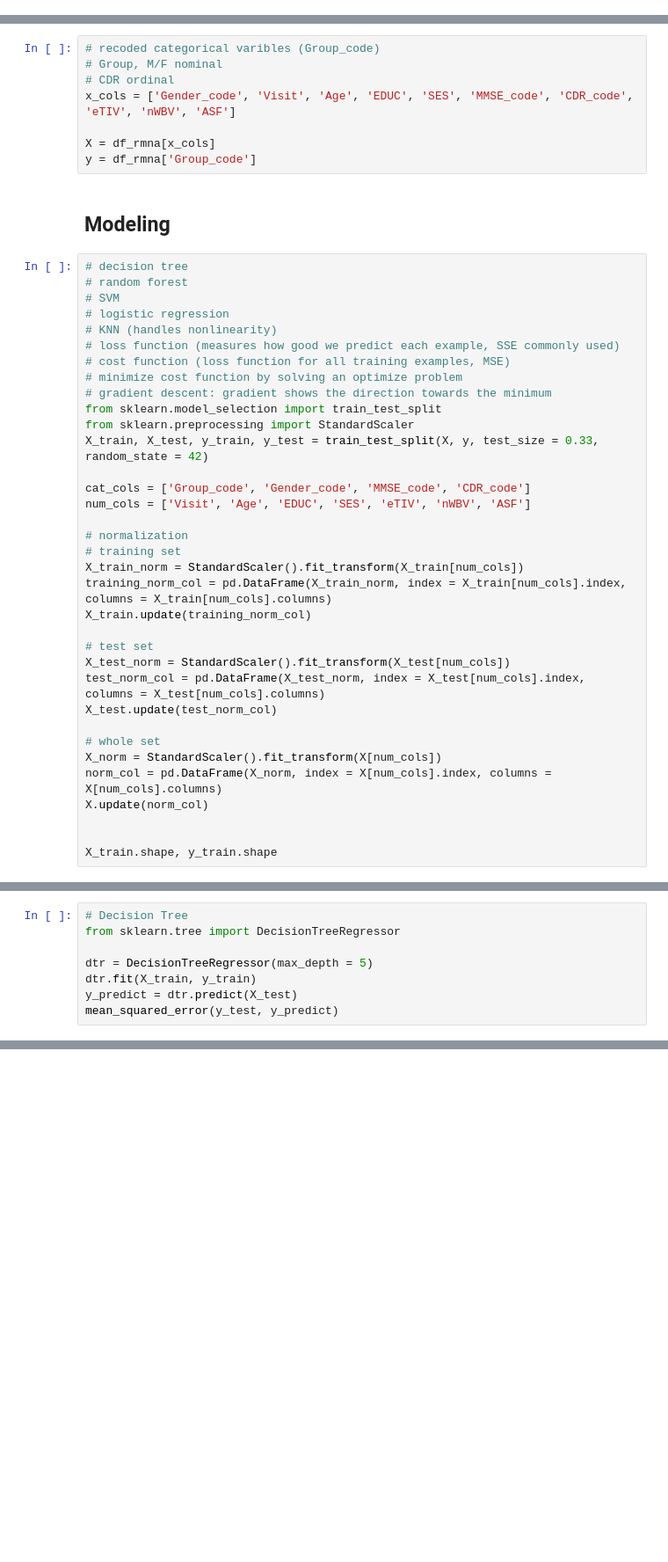
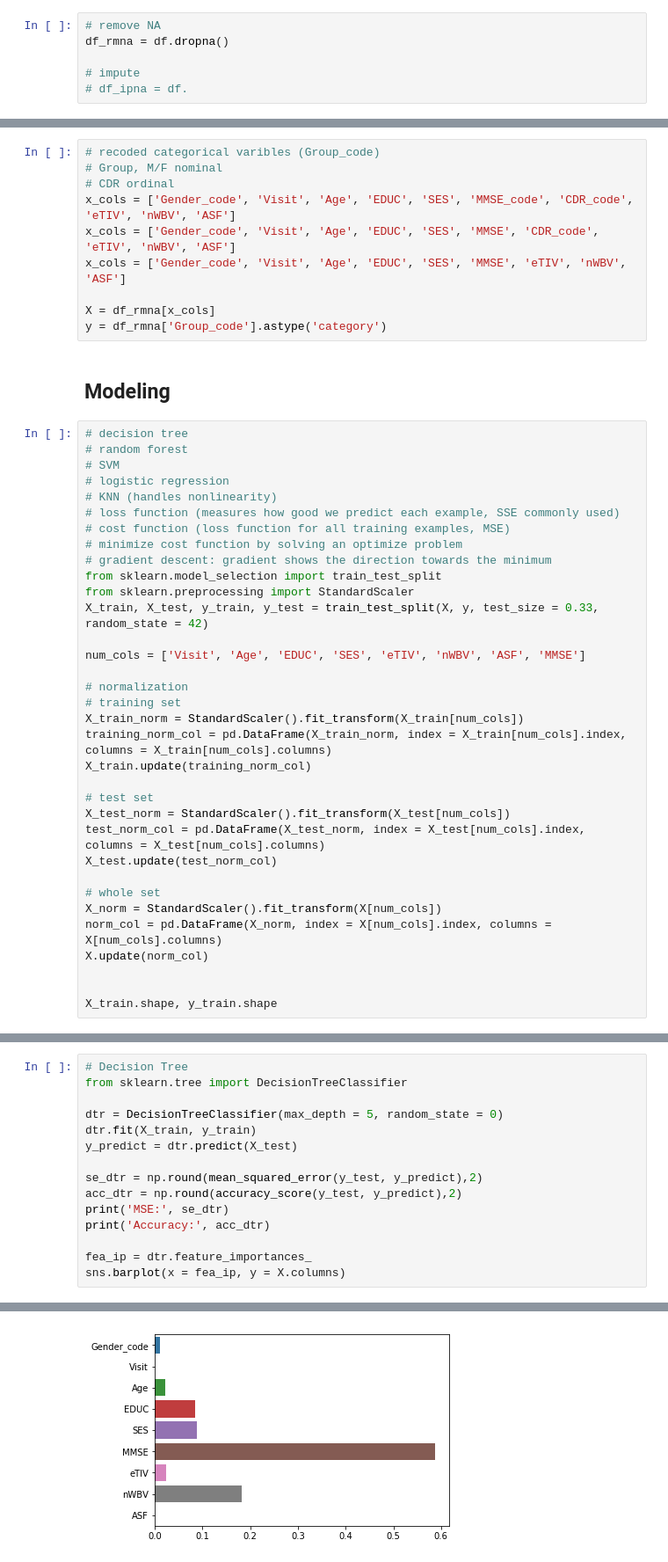
Before and after one commit to HHHuiyu/MRI-and-Alzheimers-BIOF509-FP-, a Jupyter notebook: BIOF509-FP-Huiyu.ipynb, the cells around one changed output, grey strips where cells are left out. Shown: that part at 88% size. Cells and saved outputs as stored; diff of their text form; blank space fills up the shorter version.

Commit message:
plots

```diff
--- a/BIOF509-FP-Huiyu.ipynb
+++ b/BIOF509-FP-Huiyu.ipynb
@@ -235,3 +224,9 @@ df_rmna = df_cd.dropna()
+# %%
+# remove NA
+df_rmna = df.dropna()
+
+# impute
+# df_ipna = df.
 # %% [markdown]
 ### Normalization
 # %%
@@ -239,9 +234,11 @@ df_rmna = df_cd.dropna()
 # Group, M/F nominal
 # CDR ordinal
 x_cols = ['Gender_code', 'Visit', 'Age', 'EDUC', 'SES', 'MMSE_code', 'CDR_code', 'eTIV', 'nWBV', 'ASF']
+x_cols = ['Gender_code', 'Visit', 'Age', 'EDUC', 'SES', 'MMSE', 'CDR_code', 'eTIV', 'nWBV', 'ASF']
+x_cols = ['Gender_code', 'Visit', 'Age', 'EDUC', 'SES', 'MMSE', 'eTIV', 'nWBV', 'ASF']
 
 X = df_rmna[x_cols]
-y = df_rmna['Group_code']
+y = df_rmna['Group_code'].astype('category')
 # %% [markdown]
 ## Modeling
 # %%
@@ -258,8 +255,7 @@ from sklearn.model_selection import train_test_split
 from sklearn.preprocessing import StandardScaler
 X_train, X_test, y_train, y_test = train_test_split(X, y, test_size = 0.33, random_state = 42)
 
-cat_cols = ['Group_code', 'Gender_code', 'MMSE_code', 'CDR_code']
-num_cols = ['Visit', 'Age', 'EDUC', 'SES', 'eTIV', 'nWBV', 'ASF']
+num_cols = ['Visit', 'Age', 'EDUC', 'SES', 'eTIV', 'nWBV', 'ASF', 'MMSE']
 
 # normalization
 # training set
@@ -339,9 +353,16 @@ abs(np.mean(cross_val_score(llr, X, y, cv=5, scoring="neg_mean_squared_error")))
 # %%
 # Decision Tree
-from sklearn.tree import DecisionTreeRegressor
+from sklearn.tree import DecisionTreeClassifier
 
-dtr = DecisionTreeRegressor(max_depth = 5)
+dtr = DecisionTreeClassifier(max_depth = 5, random_state = 0)
 dtr.fit(X_train, y_train)
 y_predict = dtr.predict(X_test)
-mean_squared_error(y_test, y_predict)
+
+se_dtr = np.round(mean_squared_error(y_test, y_predict),2)
+acc_dtr = np.round(accuracy_score(y_test, y_predict),2)
+print('MSE:', se_dtr)
+print('Accuracy:', acc_dtr)
+
+fea_ip = dtr.feature_importances_
+sns.barplot(x = fea_ip, y = X.columns)
 # %% [output]
@@ -348,0 +372 @@ mean_squared_error(y_test, y_predict)
+[figure, added]
```
Also changed, not shown: parts of 24 cells of this notebook.
